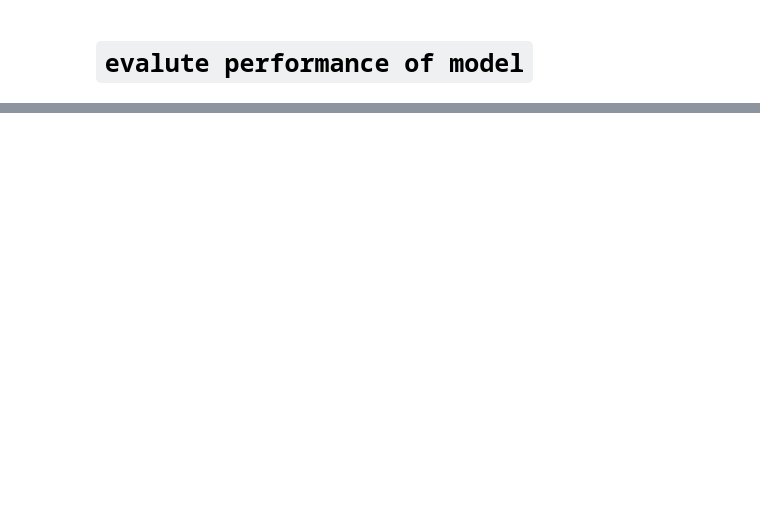
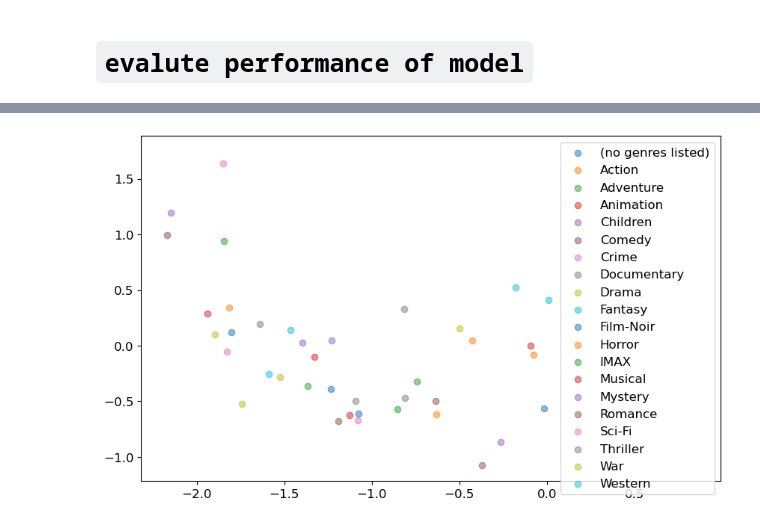
Before and after one commit to soot-bit/MovieRecommender, a Jupyter notebook: main.ipynb, the cells around one changed output, grey strips where cells are left out. Drawn from its saved outputs; the diff is of its cells as text; code cells hidden in the pictures; blank space fills up the shorter version.

```diff
--- a/main.ipynb
+++ b/main.ipynb
@@ -155,0 +226,19 @@ AI recommnds:........
+# %%
+
+
+fig, ax = plt.subplots(figsize=(10, 6))
+for feature_index, mids in enumerate(features_data[2]):
+    if len(mids) >= 3:
+        random_movies = np.random.choice(mids, 2, replace=False).tolist()
+        for movie in random_movies:
+            plt.scatter(data_trained_data[1][movie, 0], data_trained_data[1][movie, 1], alpha=0.5)
+
+plt.autoscale()
+plt.legend(features_data[3], loc="upper right")
+
+plt.savefig("ebeddings.svg")
+
+
+plt.show()
+# %% [output]
+[figure, added]
```
Also changed, not shown: parts of 21 cells of this notebook.
